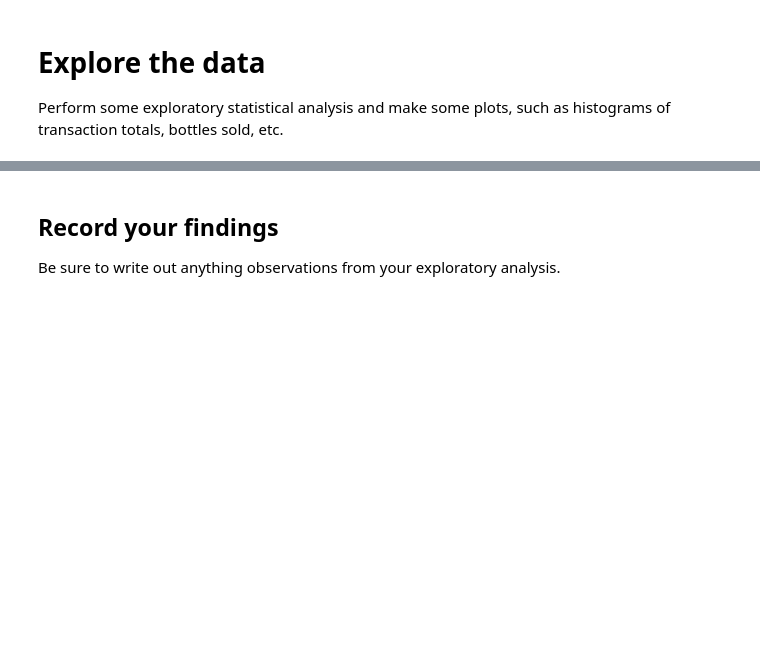
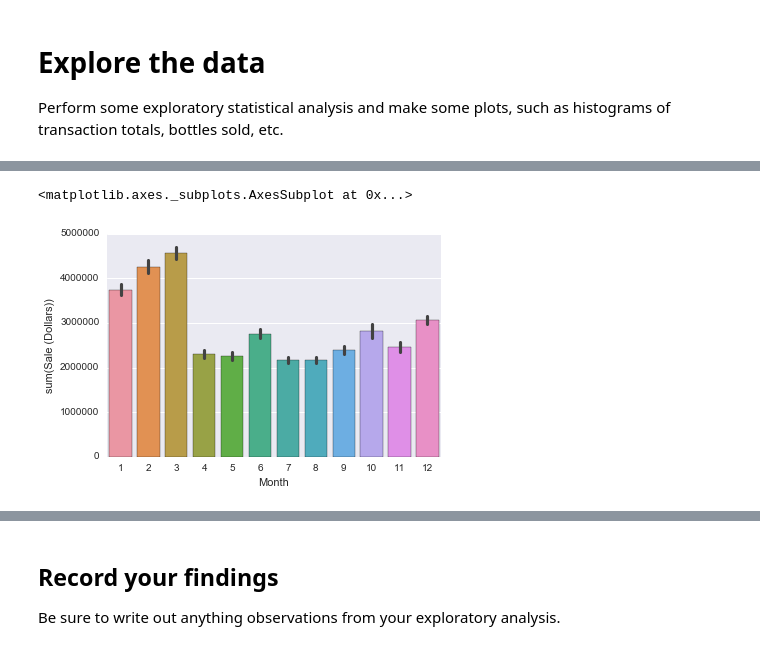
Before and after one commit to brettswan/General-Assembly-Projects, a Jupyter notebook: projects/01-projects-weekly/project-03/starter-code/Project 3 Starter Code.ipynb, the cells around one changed output, grey strips where cells are left out. Cells and saved outputs as stored; diff of their text form; code cells hidden in the pictures; blank space fills up the shorter version.

```diff
--- a/projects/01-projects-weekly/project-03/starter-code/Project 3 Starter Code.ipynb
+++ b/projects/01-projects-weekly/project-03/starter-code/Project 3 Starter Code.ipynb
@@ -147,0 +198,5 @@ import matplotlib.pyplot as plt
+# %%
+sns.barplot(df['Month'], df['Sale (Dollars)'], estimator = sum)
+# %% [output]
+<matplotlib.axes._subplots.AxesSubplot at 0x...>
+[figure, added]
```
Also changed, not shown: parts of 28 cells of this notebook, 4 other files.
